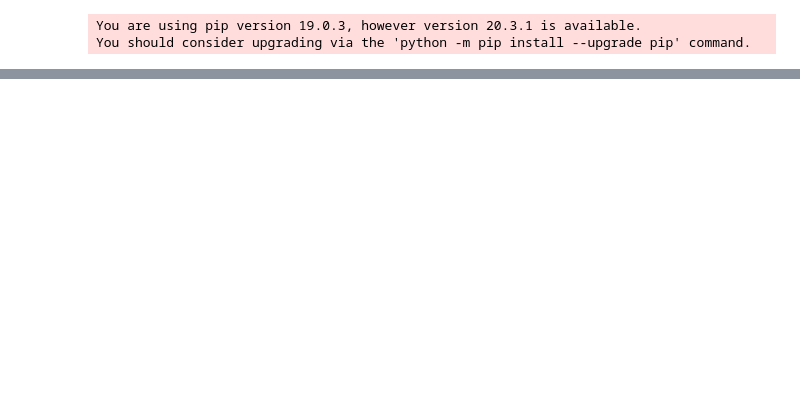
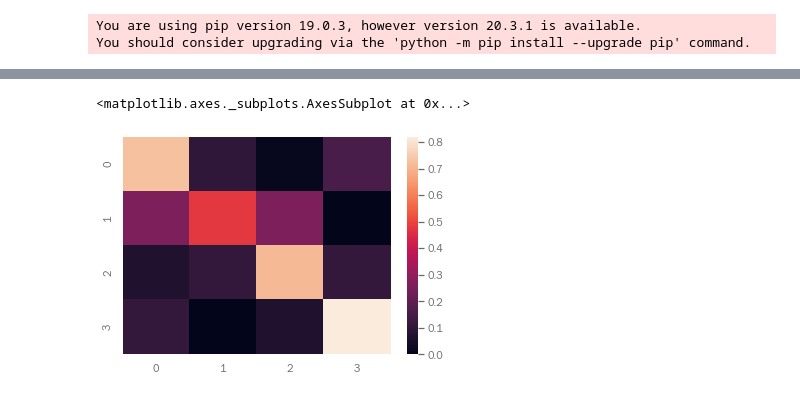
Before and after one commit to Adarshvader/ORIE_4741_Project, a Jupyter notebook: bert/bert validation graphs.ipynb, the cells around one changed output, grey strips where cells are left out. Cells and saved outputs as stored; diff of their text form; code cells hidden in the pictures; blank space fills up the shorter version.

```diff
--- a/bert/bert validation graphs.ipynb
+++ b/bert/bert validation graphs.ipynb
@@ -96,0 +99,7 @@ savefig('bert_validation_accuracy.png', bbox_inches='tight')
+# %%
+res=[[51/70, 7/70, 1/70, 11/70],[13/50, 24/50, 13/50, 0/50], [ 5/73, 8/73, 52/73, 8/73], [ 8/72, 0/72, 5/72, 59/72]]
+# %%
+sns.heatmap(res)
+# %% [output]
+<matplotlib.axes._subplots.AxesSubplot at 0x...>
+[figure, added]
```
Also changed, not shown: parts of 7 cells of this notebook, 1 other file.
